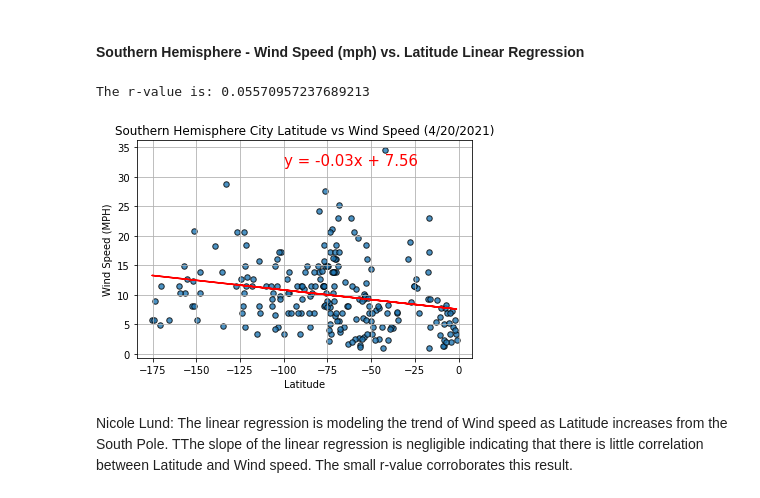
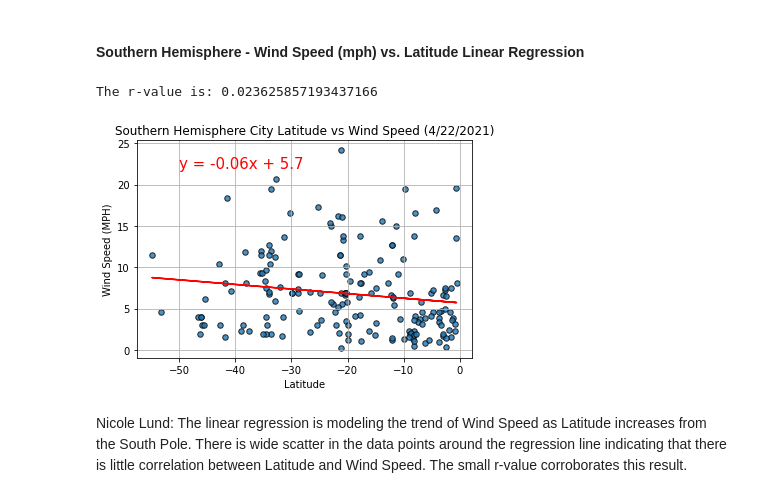
Before and after one commit to NicoleLund/pythonAPI-weatherAnalysis, a Jupyter notebook: WeatherPy/WeatherPy.ipynb, the cells around one changed output. Cells and saved outputs as stored; diff of their text form; code cells hidden in the pictures.

```diff
--- a/WeatherPy/WeatherPy.ipynb
+++ b/WeatherPy/WeatherPy.ipynb
@@ -130,7 +130,7 @@ if get_current_wx == "Y":
 
         try:
             city_list.append(response['name'])
-            lat_list.append(response['coord']['lon'])
+            lat_list.append(response['coord']['lat'])
             lon_list.append(response['coord']['lon'])
             max_temp_list.append(response['main']['temp_max'])
             humidity_list.append(response['main']['humidity'])
@@ -603,30 +603,30 @@ Nicole Lund: The linear regression is modeling the trend of Wind speed as Latitu
 # %%
 # Calculate Linear Regression
 y_regress, line_text = regress_line(df_wx_data_clean_S_hemi["Lat"],df_wx_data_clean_S_hemi["Wind Speed"])
 
 # Plot the data
 df_wx_data_clean_S_hemi.plot(
     "Lat","Wind Speed",
     title=f"Southern Hemisphere City Latitude vs Wind Speed ({collection_date})",
     kind='scatter',
     grid=True,
     style="o",
     facecolors="blue",
     edgecolors="black",
     alpha = 0.8,
     s=30
     )
 
 plt.plot(df_wx_data_clean_S_hemi["Lat"],y_regress,"r-")
-plt.annotate(line_text,(-100,32),fontsize=15,color="red")
+plt.annotate(line_text,(-50,22),fontsize=15,color="red")
 
 plt.xlabel("Latitude")
 plt.ylabel("Wind Speed (MPH)")
 
 plt.savefig("output_data/south_lat_wndspd.png",facecolor='w')
 plt.show()
 # %% [output]
-The r-value is: 0.05570957237689213
+The r-value is: 0.023625857193437166
-[figure, old version]
+[figure, new version]
 # %% [markdown]
-Nicole Lund: The linear regression is modeling the trend of Wind speed as Latitude increases from the South Pole. TThe slope of the linear regression is negligible indicating that there is little correlation between Latitude and Wind speed.  The small r-value corroborates this result.
+Nicole Lund: The linear regression is modeling the trend of Wind Speed as Latitude increases from the South Pole. There is wide scatter in the data points around the regression line indicating that there is little correlation between Latitude and Wind Speed.  The small r-value corroborates this result.
```
Also changed, not shown: parts of 26 cells of this notebook, 33 other files.
